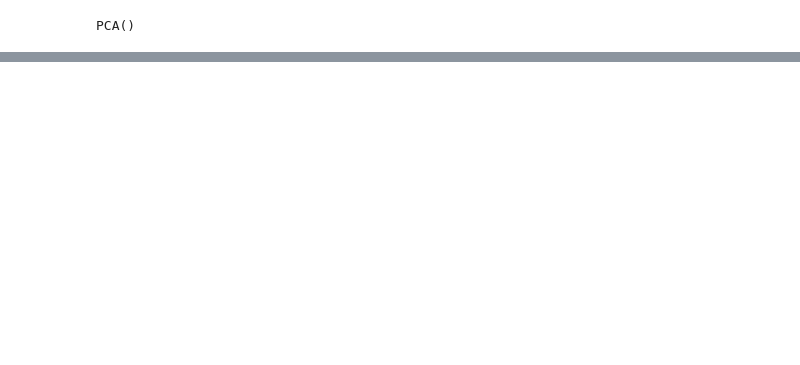
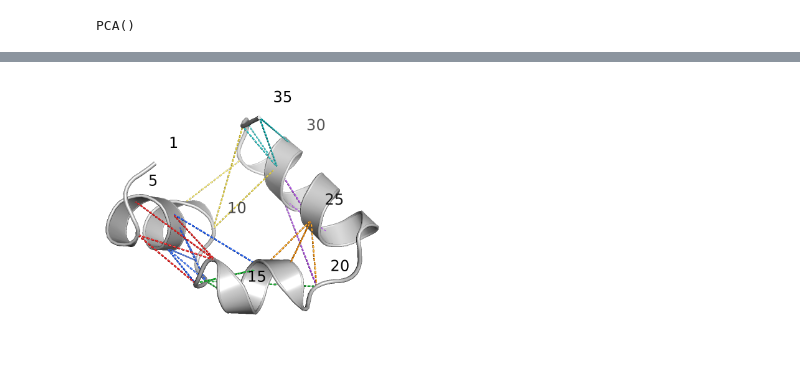
Before and after one commit to miriamzara/MSM, a Jupyter notebook: dimensionality_reduction.ipynb, the cells around one changed output, grey strips where cells are left out. Cells and saved outputs as stored; diff of their text form; code cells hidden in the pictures; blank space fills up the shorter version.

```diff
--- a/dimensionality_reduction.ipynb
+++ b/dimensionality_reduction.ipynb
@@ -289,0 +313,6 @@ plt.show()
+# %%
+from IPython import display
+
+display.Image("pymol_outputs/contacts1.png", width = 300)
+# %% [output]
+[figure, added]
```
Also changed, not shown: parts of 18 cells of this notebook.
